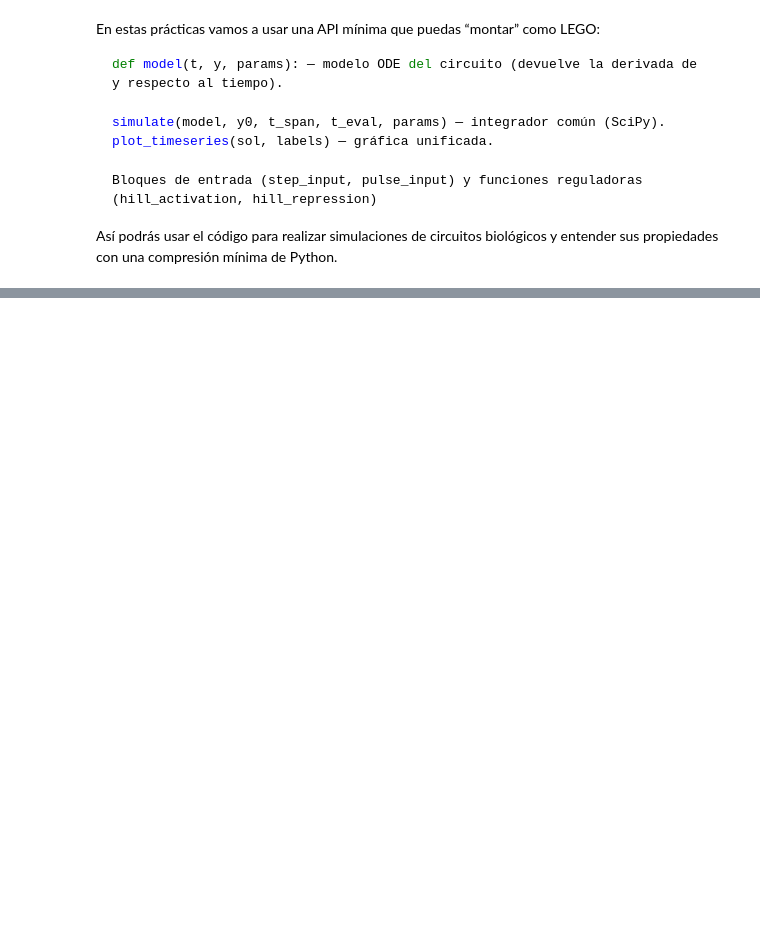
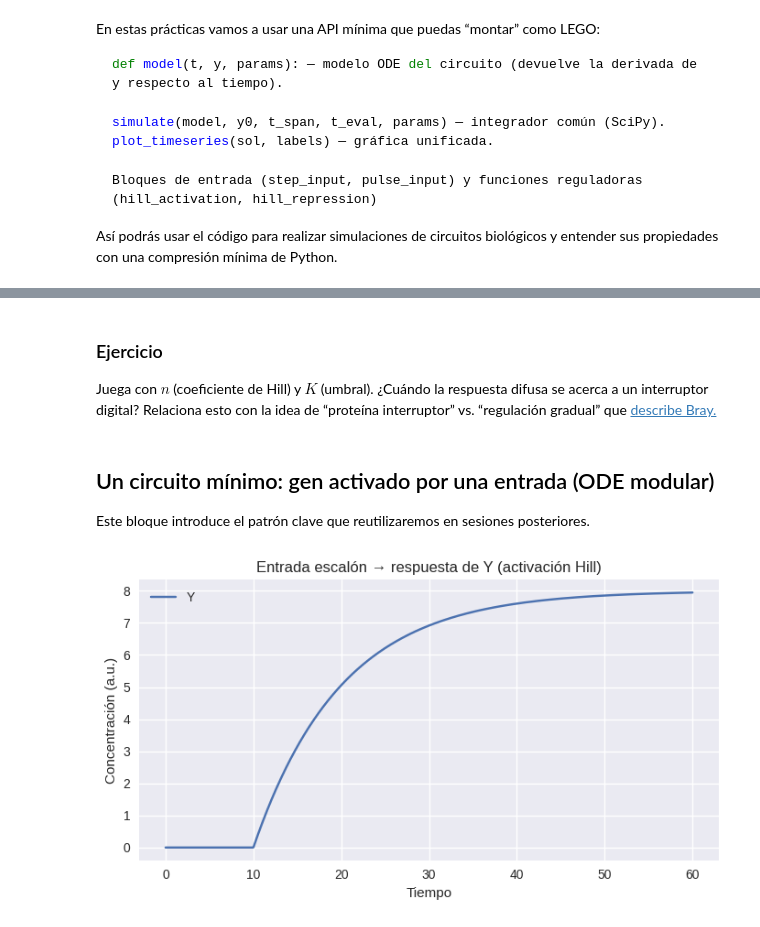
Before and after one commit to amoyag/Biofisica, a Jupyter notebook: S1_introduccion.ipynb, the cells around one changed output, grey strips where cells are left out. Saved outputs shown, nothing was run; the diff lists cells and outputs as text; code cells hidden in the pictures; blank space fills up the shorter version.

Commit message:
introducciópn y primer circuito

```diff
--- a/S1_introduccion.ipynb
+++ b/S1_introduccion.ipynb
@@ -78,0 +159,29 @@ def pulse_input(t, t_on=10.0, t_off=20.0, val=1.0):
+# %% [markdown]
+### Ejercicio
+Juega con $n$ (coeficiente de Hill) y $K$ (umbral). ¿Cuándo la respuesta difusa se acerca a un interruptor digital? Relaciona esto con la idea de “proteína interruptor” vs. “regulación gradual” que [describe Bray.]((https://www.nature.com/articles/376307a0))
+# %% [markdown]
+## Un circuito mínimo: gen activado por una entrada (ODE modular)
+Este bloque introduce el patrón clave que reutilizaremos en sesiones posteriores.
+# %%
+#@title Circuito 0: gen Y activado por una entrada S(t) con degradación
+
+def gene_simple_model(t, y, params):
+    # y[0] := Y (proteína)
+    S_func = params["S_func"]                 # entrada tiempo-dependiente (es una función)
+    S_value = S_func(t)                       # Evaluar la función S_func en el tiempo t
+    Pmax = params.get("Pmax", 1.0)          # producción máxima
+    K = params.get("K", 0.5)
+    n = params.get("n", 2)
+    alpha = params.get("alpha", 0.2)
+    prod = Pmax * hill_activation(S_value, K, n)  # producción regulada, ahora con el valor numérico de S
+    dy = prod - alpha*y[0]                  # balance producción/decadencia
+    return [dy]
+
+y0 = [0.0]
+t_eval = np.linspace(0, 60, 900)
+params = {"S_func": lambda t: step_input(t, t_on=10, val_before=0.0, val_after=1.0),
+          "Pmax": 1.0, "K":0.5, "n":2, "alpha":0.1}
+sol = simulate(gene_simple_model, y0, (0, 60), t_eval, params)
+plot_timeseries(sol, labels=["Y"], title="Entrada escalón → respuesta de Y (activación Hill)")
+# %% [output]
+[figure, added]
```
Also changed, not shown: parts of 5 cells of this notebook.
